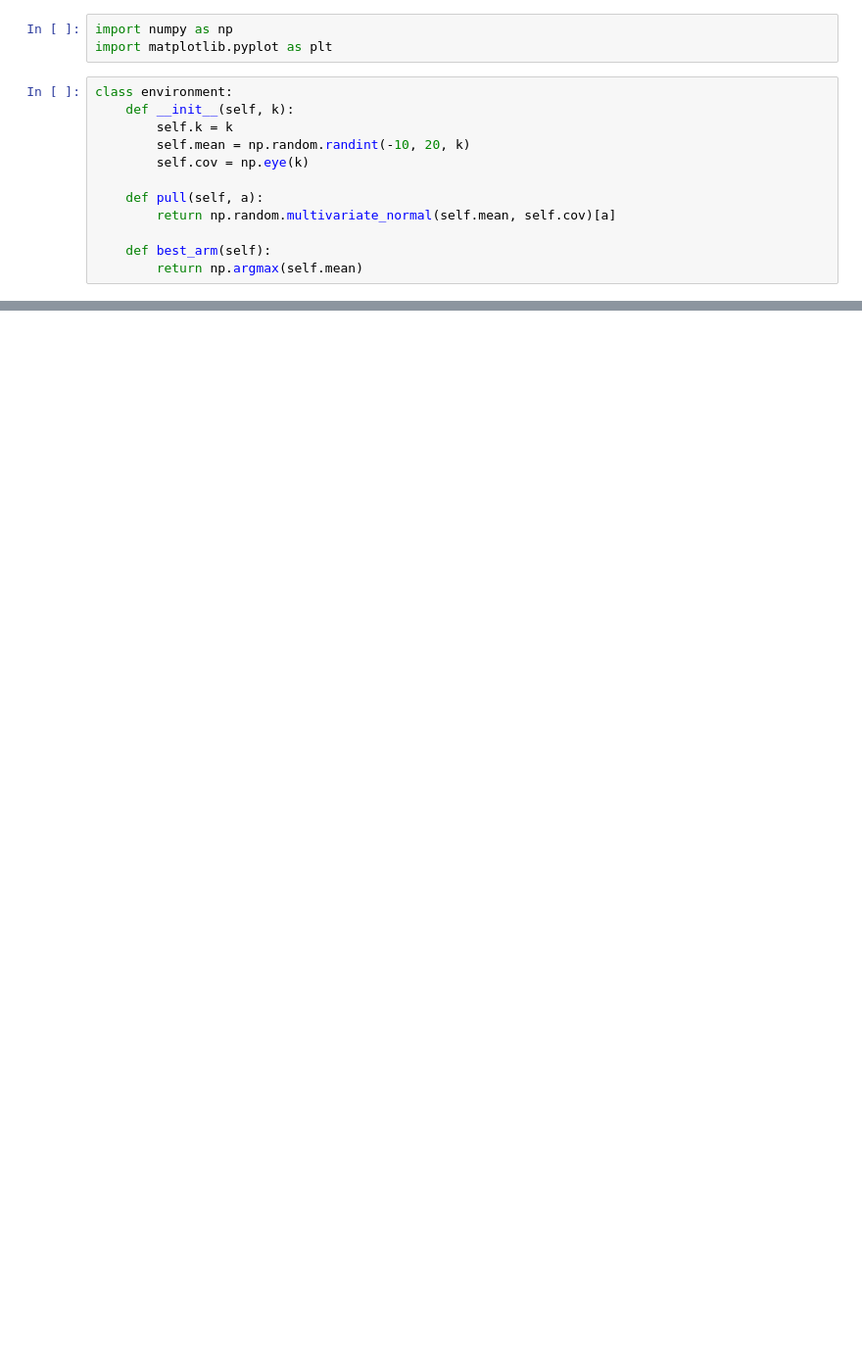
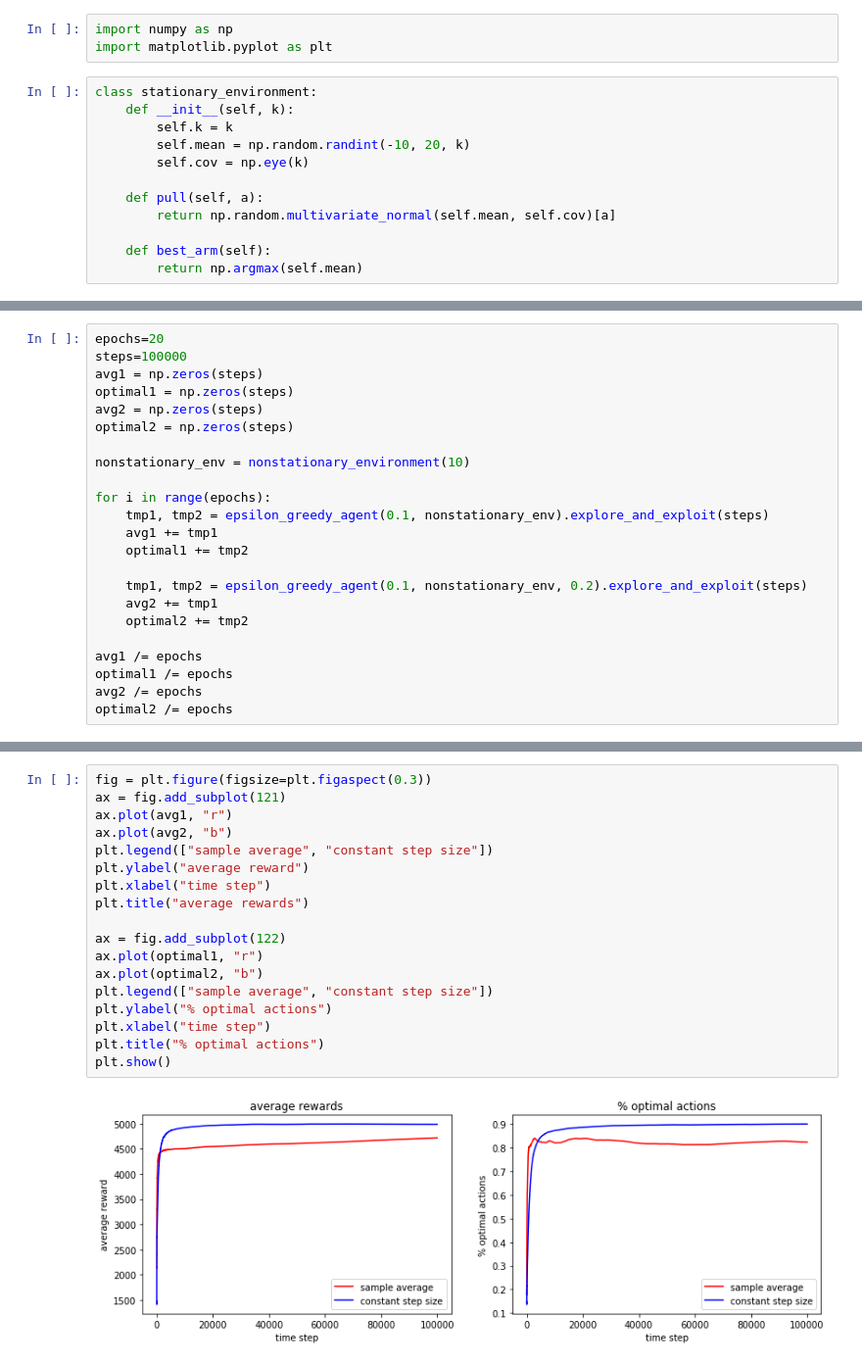
Before and after one commit to zetongqi/reinforcement_learning, a Jupyter notebook: multi_armed_bandits.ipynb, the cells around one changed output, grey strips where cells are left out. Shown: that part at 98% size. Drawn from its saved outputs; the diff is of its cells as text; blank space fills up the shorter version.

```diff
--- a/multi_armed_bandits.ipynb
+++ b/multi_armed_bandits.ipynb
@@ -2,7 +2,7 @@
 import numpy as np
 import matplotlib.pyplot as plt
 # %%
-class environment:
+class stationary_environment:
     def __init__(self, k):
         self.k = k
         self.mean = np.random.randint(-10, 20, k)
@@ -94,0 +152,23 @@ Text(0.5, 0, 'time step')
+# %%
+epochs=20
+steps=100000
+avg1 = np.zeros(steps)
+optimal1 = np.zeros(steps)
+avg2 = np.zeros(steps)
+optimal2 = np.zeros(steps)
+
+nonstationary_env = nonstationary_environment(10)
+
+for i in range(epochs):
+    tmp1, tmp2 = epsilon_greedy_agent(0.1, nonstationary_env).explore_and_exploit(steps)
+    avg1 += tmp1
+    optimal1 += tmp2
+
+    tmp1, tmp2 = epsilon_greedy_agent(0.1, nonstationary_env, 0.2).explore_and_exploit(steps)
+    avg2 += tmp1
+    optimal2 += tmp2
+
+avg1 /= epochs
+optimal1 /= epochs
+avg2 /= epochs
+optimal2 /= epochs
@@ -94,0 +177,20 @@ Text(0.5, 0, 'time step')
+# %%
+fig = plt.figure(figsize=plt.figaspect(0.3))
+ax = fig.add_subplot(121)
+ax.plot(avg1, "r")
+ax.plot(avg2, "b")
+plt.legend(["sample average", "constant step size"])
+plt.ylabel("average reward")
+plt.xlabel("time step")
+plt.title("average rewards")
+
+ax = fig.add_subplot(122)
+ax.plot(optimal1, "r")
+ax.plot(optimal2, "b")
+plt.legend(["sample average", "constant step size"])
+plt.ylabel("% optimal actions")
+plt.xlabel("time step")
+plt.title("% optimal actions")
+plt.show()
+# %% [output]
+[figure, added]
```
Also changed, not shown: parts of 8 cells of this notebook.
